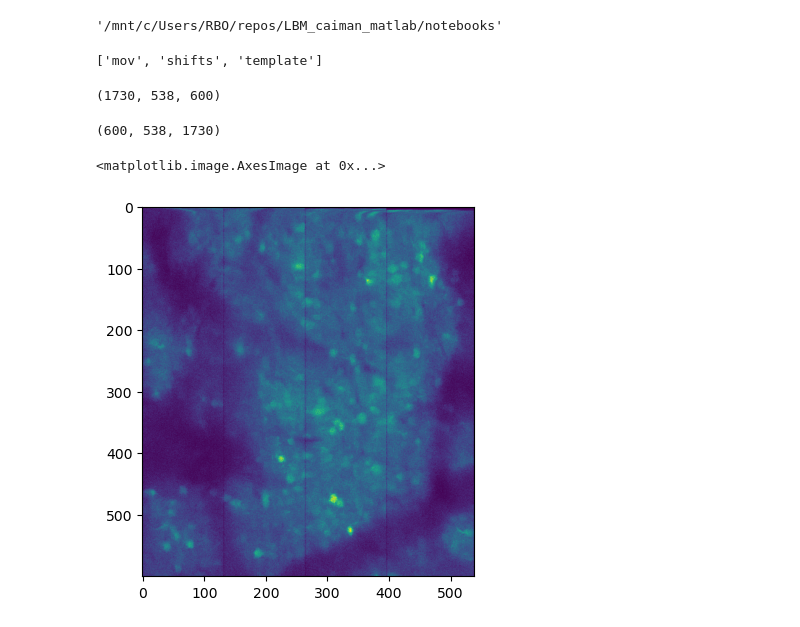
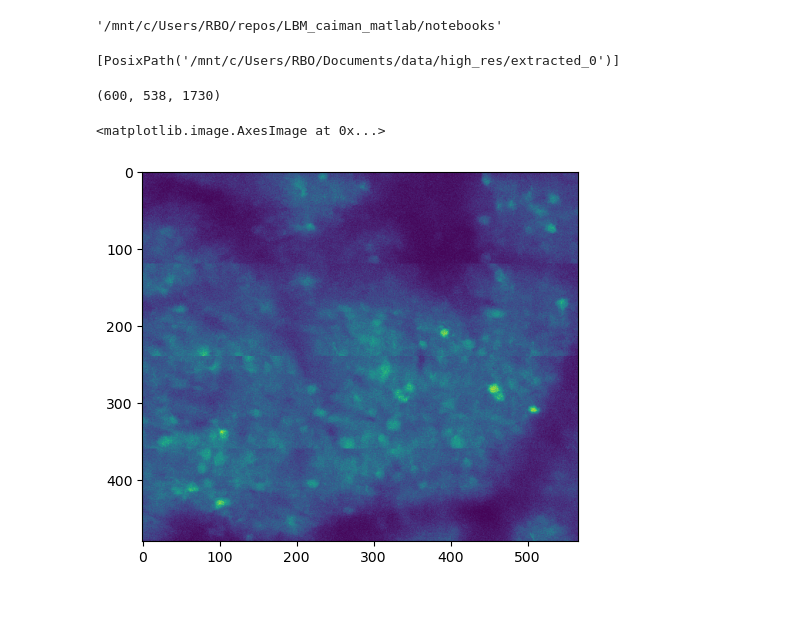
Before and after one commit to MillerBrainObservatory/LBM-CaImAn-MATLAB, a Jupyter notebook: notebooks/python_bindings.ipynb, the cells around one changed output. Drawn from its saved outputs; the diff is of its cells as text; code cells hidden in the pictures.

```diff
--- a/notebooks/python_bindings.ipynb
+++ b/notebooks/python_bindings.ipynb
@@ -8,14 +9,14 @@ os.getcwd() # if on WSL, /mnt/c/Users is your userpath
 # %% [output]
 '/mnt/c/Users/RBO/repos/LBM_caiman_matlab/notebooks'
 # %%
-path = Path("/mnt/c/Users/RBO/Documents/data/high_res/corrected_grid_128_128/motion_corrected_plane_1.h5")
+#extracted_3/extracted_plane_1.h5
+path = Path("/mnt/c/Users/RBO/Documents/data/high_res/")
+files = [x for x in path.glob("*extracted_0/*.h5")]
+path = files[0]
 f = h5py.File(path, 'r')
-list(f.keys())
+# list(f.keys())
-# %% [output]
-['mov', 'shifts', 'template']
 # %%
-data = f['mov']
-data.shape
+files
 # %% [output]
-(1730, 538, 600)
+[PosixPath('/mnt/c/Users/RBO/Documents/data/high_res/extracted_0')]
 # %%
@@ -29,6 +28,7 @@ from matplotlib import pyplot as plt
 # %%
+data = f['Y'][5,:,:]
 fig, ax = plt.subplots()
-ax.imshow(data[:,:,4])
+ax.imshow(data)
 # %% [output]
 <matplotlib.image.AxesImage at 0x...>
-[figure, old version]
+[figure, new version]
```
Also changed, not shown: parts of 4 cells of this notebook, 4 other files.
